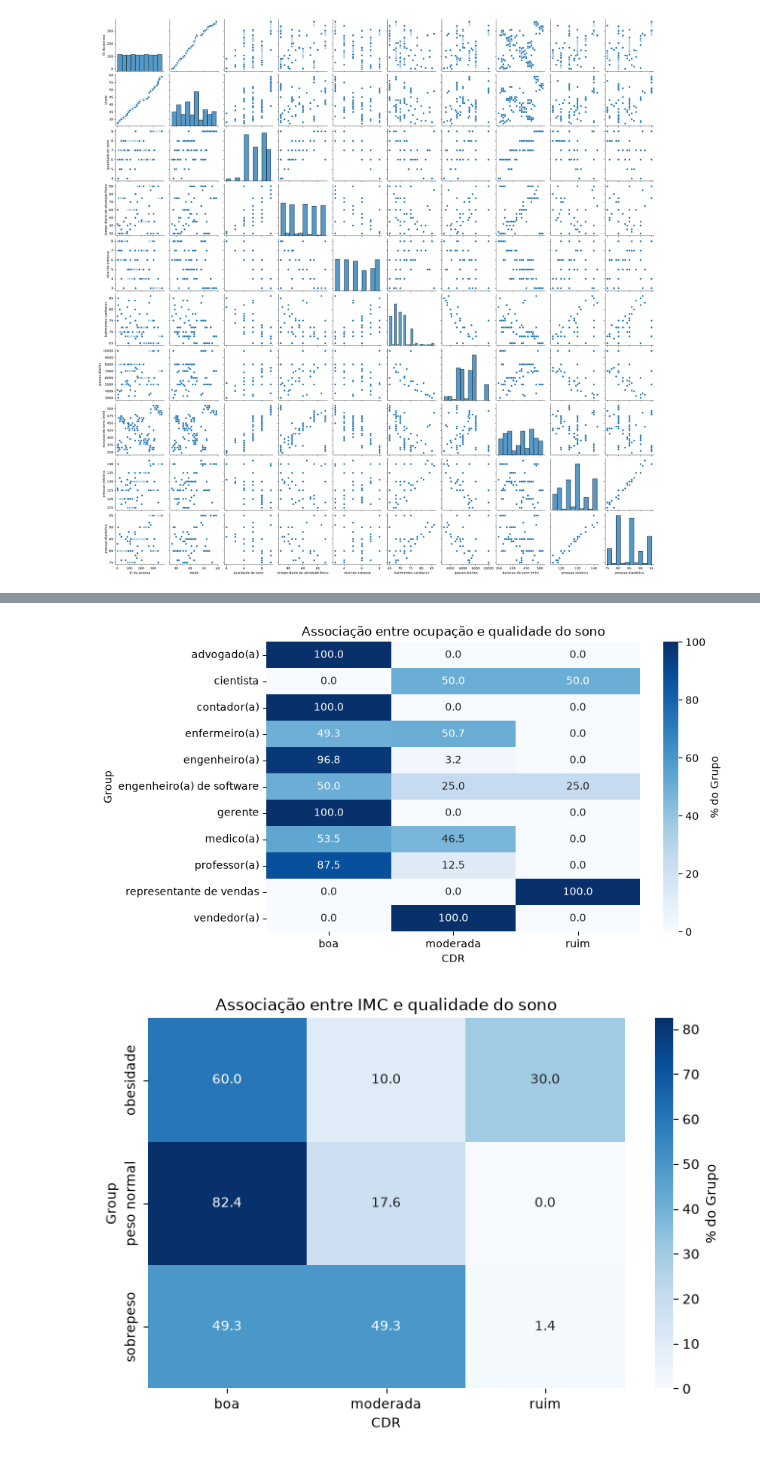
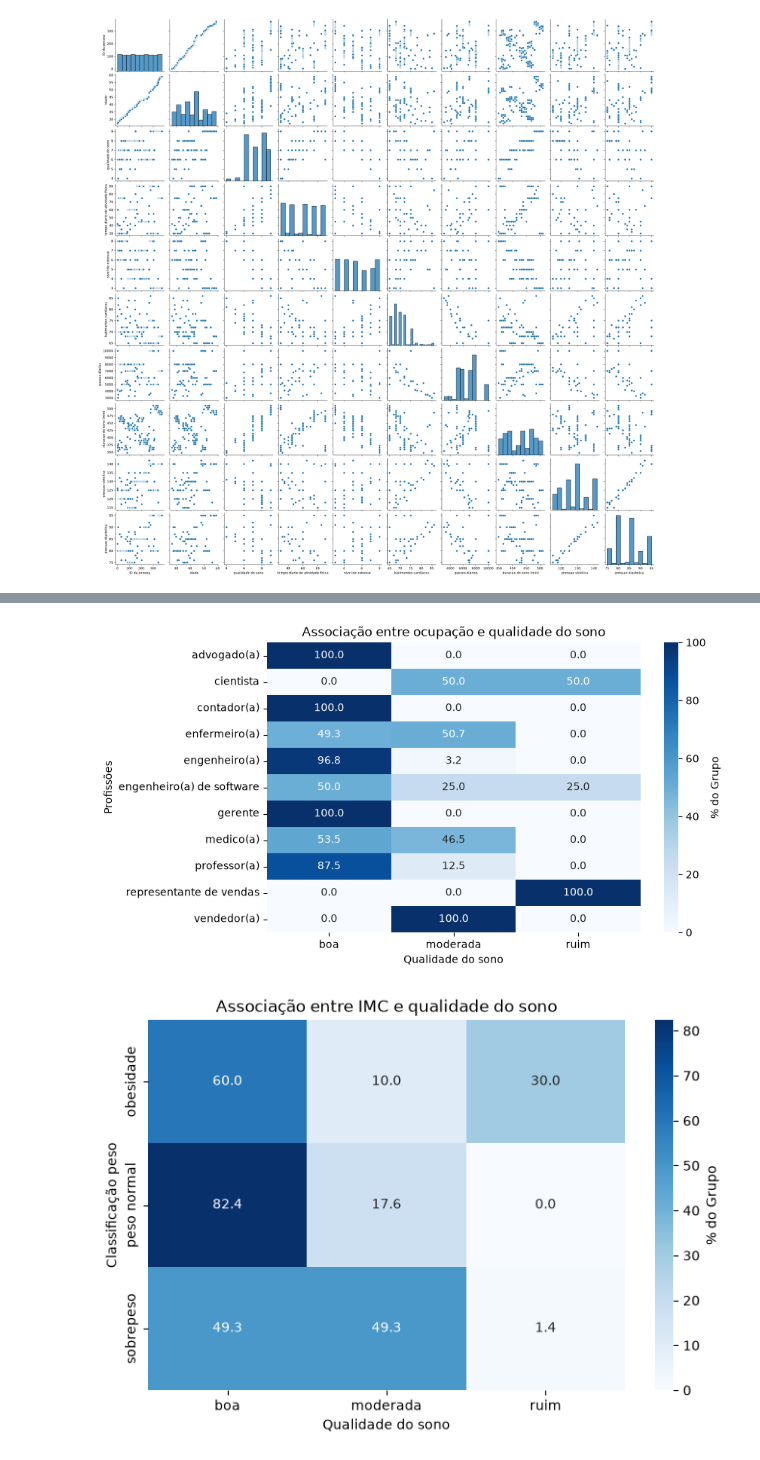
Before and after one commit to squad-ada-lovelace/Desafio_07-Desafio-final, a Jupyter notebook: notebook/02_notebook_claudia_EDA.ipynb, the cells around one changed output, grey strips where cells are left out. Drawn from its saved outputs; the diff is of its cells as text; code cells hidden in the pictures.

```diff
--- a/notebook/notebook_claudia_EDA.ipynb
+++ b/notebook/02_notebook_claudia_EDA.ipynb
@@ -136,24 +137,24 @@ plt.figure(figsize=(8, 5))
 sns.heatmap(tabela_contingencia_ocupacao, annot=True, fmt=".1f", cmap="Blues", cbar_kws={'label': '% do Grupo'})
 
 plt.title("Associação entre ocupação e qualidade do sono")
-plt.xlabel("CDR")
-plt.ylabel("Group")
+plt.xlabel("Qualidade do sono")
+plt.ylabel("Profissões")
 plt.show()
 # %% [output]
-[figure, old version]
+[figure, new version]
 # %%
 tabela_contingencia_imc = pd.crosstab(df['classificacao do IMC'], df['categoria qualidade do sono'], normalize='index') * 100
 
 # 2. Plota o Heatmap
 plt.figure(figsize=(8, 5))
 sns.heatmap(tabela_contingencia_imc, annot=True, fmt=".1f", cmap="Blues", cbar_kws={'label': '% do Grupo'})
 
 plt.title("Associação entre IMC e qualidade do sono")
-plt.xlabel("CDR")
-plt.ylabel("Group")
+plt.xlabel("Qualidade do sono")
+plt.ylabel("Classificação peso")
 plt.show()
 # %% [output]
-[figure, old version]
+[figure, new version]
 # %%
 tabela_contingencia_transtorno_sono = pd.crosstab(df['transtorno do sono'], df['categoria qualidade do sono'], normalize='index') * 100
 
```
Also changed, not shown: parts of 15 cells of this notebook, 4 other files.
